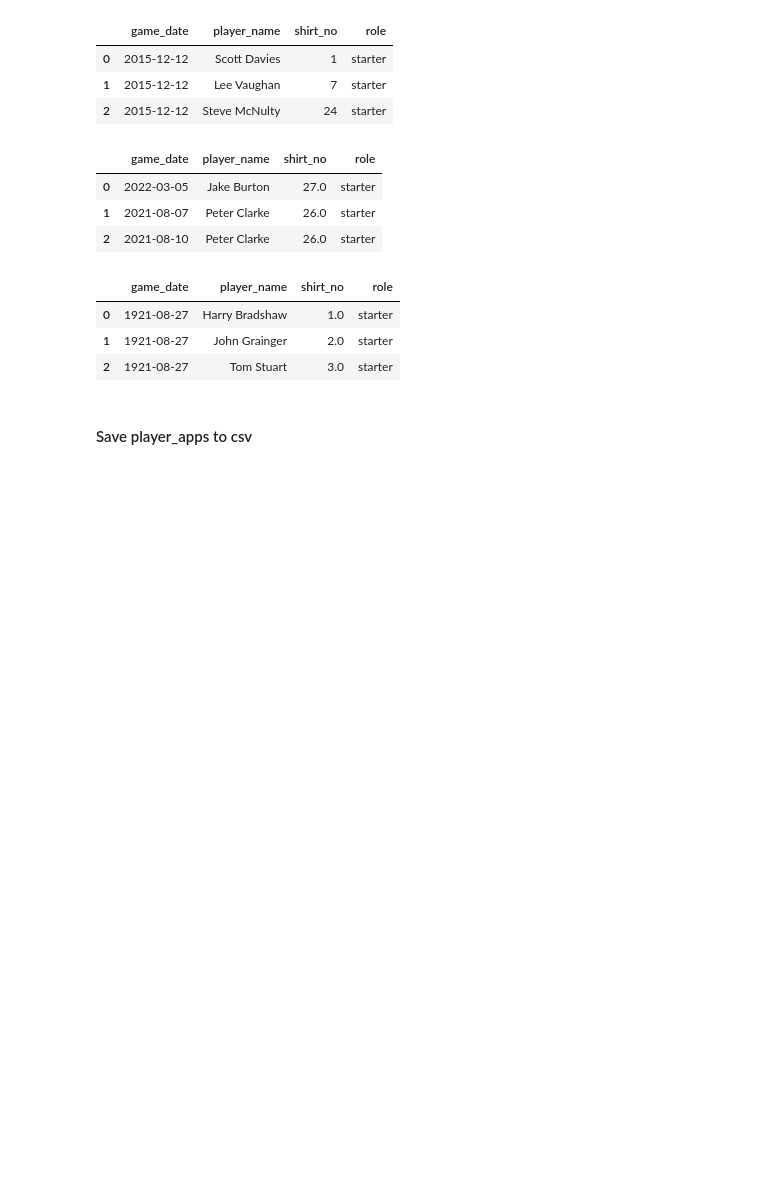
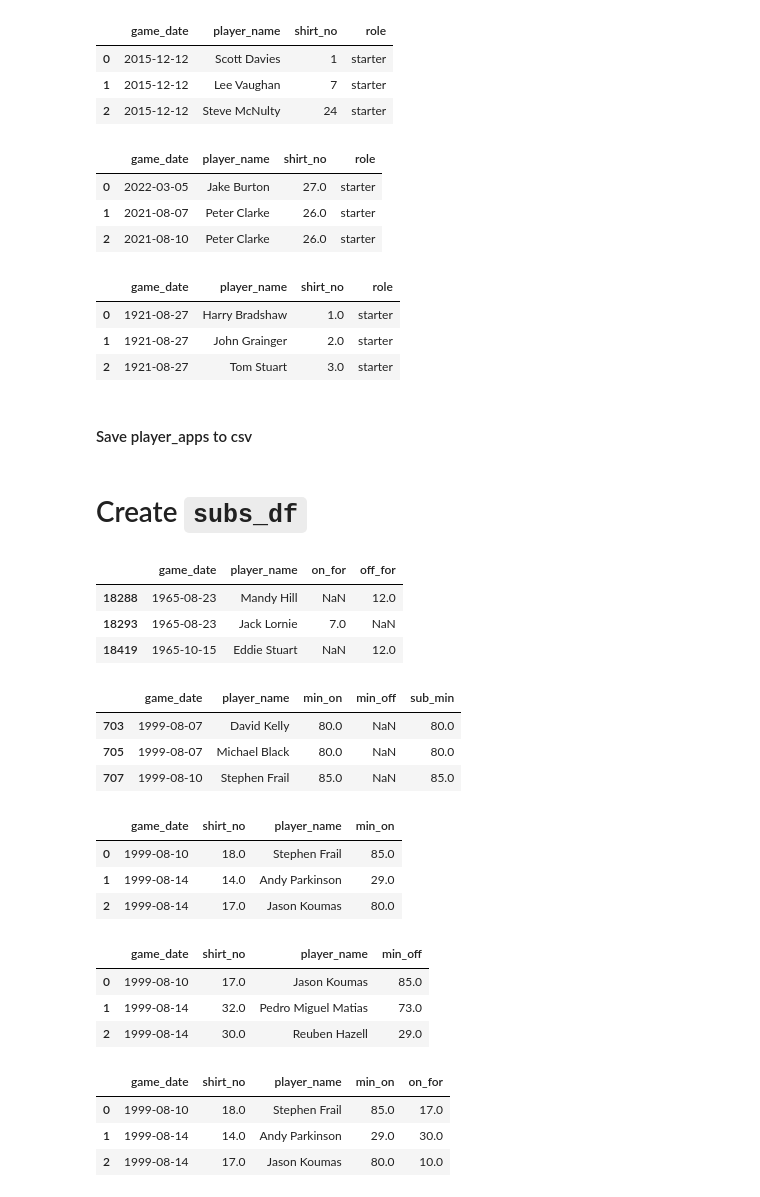
Before and after one commit to petebrown/pre-2023-data-prep, a Jupyter notebook: data-pipeline-prep.ipynb, the cells around one changed output. Cells and saved outputs as stored; diff of their text form; code cells hidden in the pictures; blank space fills up the shorter version.

```diff
--- a/data-pipeline-prep.ipynb
+++ b/data-pipeline-prep.ipynb
@@ -537,3 +537,81 @@ player_apps.head(3)
 #### Save player_apps to csv
 # %%
 player_apps.to_csv('data/players_apps.csv', index = False)
+# %% [markdown]
+# Create `subs_df`
+# %%
+cr_subs = pd.read_csv("https://raw.githubusercontent.com/petebrown/complete-record/main/output/apps_long.csv").merge(game_nos, how = "left", on = ["season", "game_no"]) \
+    .merge(cr_pl_ssns_prepped, how = "left", left_on = ["season", "player_name"], right_on = ["season", "disam_name"]) \
+    .rename(columns = {"player_name_y": "player_name"}) \
+    .sort_values(["game_date", "shirt_no"]) \
+    [["game_date", "player_name", "on_for", "off_for"]]
+
+cr_subs = cr_subs[(cr_subs.on_for.notnull()) | (cr_subs.off_for.notnull())]
+cr_subs.head(3)
+# %% [output]
+|  | game_date | player_name | on_for | off_for |
+| 18288 | 1965-08-23 | Mandy Hill | NaN | 12.0 |
+| 18293 | 1965-08-23 | Jack Lornie | 7.0 | NaN |
+| 18419 | 1965-10-15 | Eddie Stuart | NaN | 12.0 |
+# %%
+# Import Soccerbase subs and red card CSV
+sb_subs = sb_sub_mins[~sb_sub_mins.game_date.isin(cr_subs.game_date)].copy()
+
+# Get lower number from min_on and min_off
+sb_subs['sub_min'] = sb_subs[['min_on', 'min_off']].min(axis = 1)
+
+sb_subs_on = sb_subs[sb_subs.min_on.notnull()]
+sb_subs_off = sb_subs[sb_subs.min_off.notnull()]
+
+sb_subs_on.head(3)
+# %% [output]
+|  | game_date | player_name | min_on | min_off | sub_min |
+| 703 | 1999-08-07 | David Kelly | 80.0 | NaN | 80.0 |
+| 705 | 1999-08-07 | Michael Black | 80.0 | NaN | 80.0 |
+| 707 | 1999-08-10 | Stephen Frail | 85.0 | NaN | 85.0 |
+# %%
+sb_subs_on_unique = sb_subs_on[["game_date", "min_on"]].copy()
+
+sb_subs_on_unique = sb_subs_on_unique.groupby([sb_subs_on_unique.game_date, sb_subs_on_unique.min_on]).size().reset_index(name='count').query('count == 1').drop(columns = {"count"})
+
+sb_subs_on_unique = sb_subs_on.merge(sb_subs_on_unique, on = ["game_date", "min_on"], how = "inner") \
+    .merge(player_apps, left_on = ["game_date", "player_name"], right_on = ["game_date", "player_name"], how = "inner") \
+    [["game_date", "shirt_no", "player_name", "min_on"]]
+
+sb_subs_on_unique.head(3)
+# %% [output]
+|  | game_date | shirt_no | player_name | min_on |
+| 0 | 1999-08-10 | 18.0 | Stephen Frail | 85.0 |
+| 1 | 1999-08-14 | 14.0 | Andy Parkinson | 29.0 |
+| 2 | 1999-08-14 | 17.0 | Jason Koumas | 80.0 |
+# %%
+sb_subs_off_unique = sb_subs_off[["game_date", "min_off"]].copy()
+
+sb_subs_off_unique = sb_subs_off_unique.groupby([sb_subs_off_unique.game_date, sb_subs_off_unique.min_off]).size().reset_index(name='count').query('count == 1').drop(columns = {"count"})
+
+sb_subs_off_unique = sb_subs_off.merge(sb_subs_off_unique, on = ["game_date", "min_off"], how = "inner") \
+    .merge(player_apps, left_on = ["game_date", "player_name"], right_on = ["game_date", "player_name"], how = "inner") \
+    [["game_date", "shirt_no", "player_name", "min_off"]]
+
+sb_subs_off_unique.head(3)
+# %% [output]
+|  | game_date | shirt_no | player_name | min_off |
+| 0 | 1999-08-10 | 17.0 | Jason Koumas | 85.0 |
+| 1 | 1999-08-14 | 32.0 | Pedro Miguel Matias | 73.0 |
+| 2 | 1999-08-14 | 30.0 | Reuben Hazell | 29.0 |
+# %%
+sb_subs_1 = pd.merge(left = sb_subs_on_unique, right = sb_subs_off_unique, how = "inner", left_on = ["game_date", "min_on"], right_on = ["game_date", "min_off"]) \
+.rename(
+    columns = {
+        "shirt_no_x": "shirt_no",
+        "player_name_x": "player_name",
+        "shirt_no_y": "on_for",
+    }
+)[["game_date", "shirt_no", "player_name", "min_on", "on_for"]]
+
+sb_subs_1.head(3)
+# %% [output]
+|  | game_date | shirt_no | player_name | min_on | on_for |
+| 0 | 1999-08-10 | 18.0 | Stephen Frail | 85.0 | 17.0 |
+| 1 | 1999-08-14 | 14.0 | Andy Parkinson | 29.0 | 30.0 |
+| 2 | 1999-08-14 | 17.0 | Jason Koumas | 80.0 | 10.0 |
```
Also changed, not shown: parts of 7 cells of this notebook, 3 other files.
